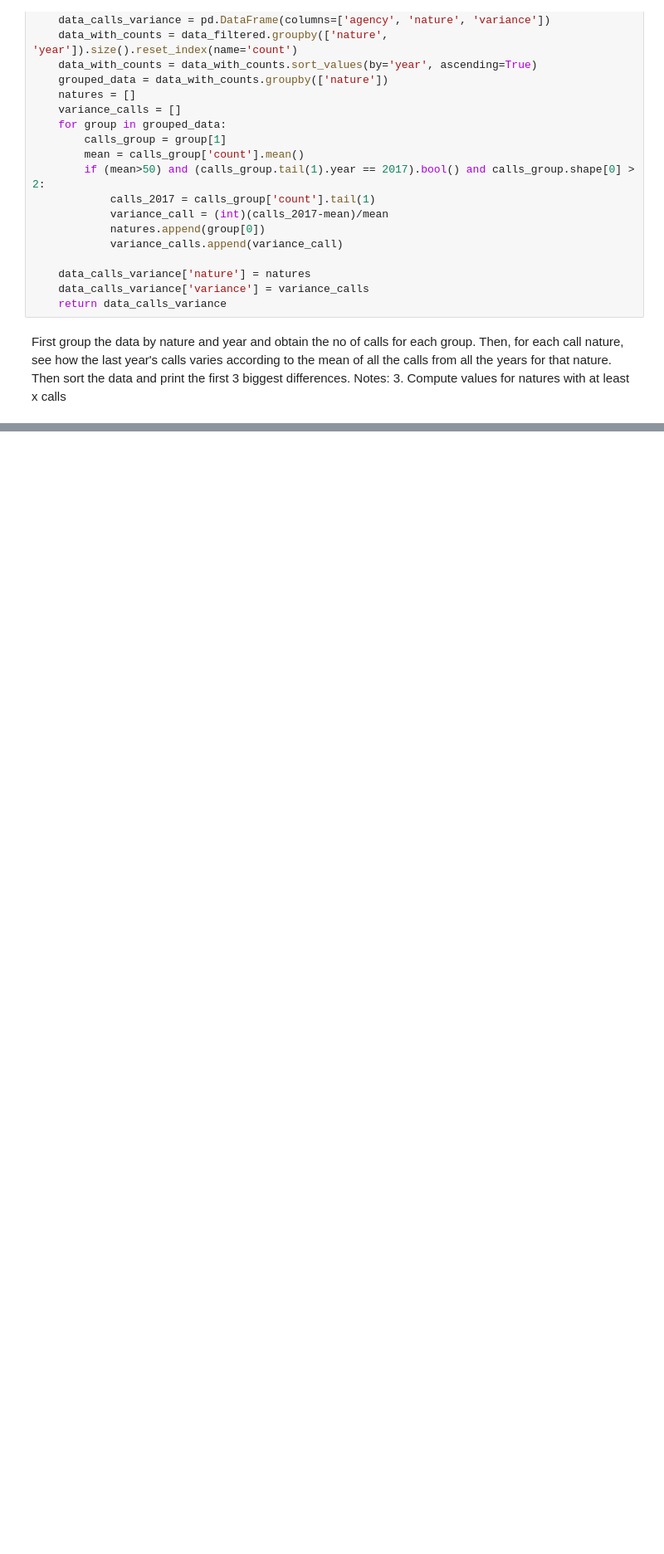
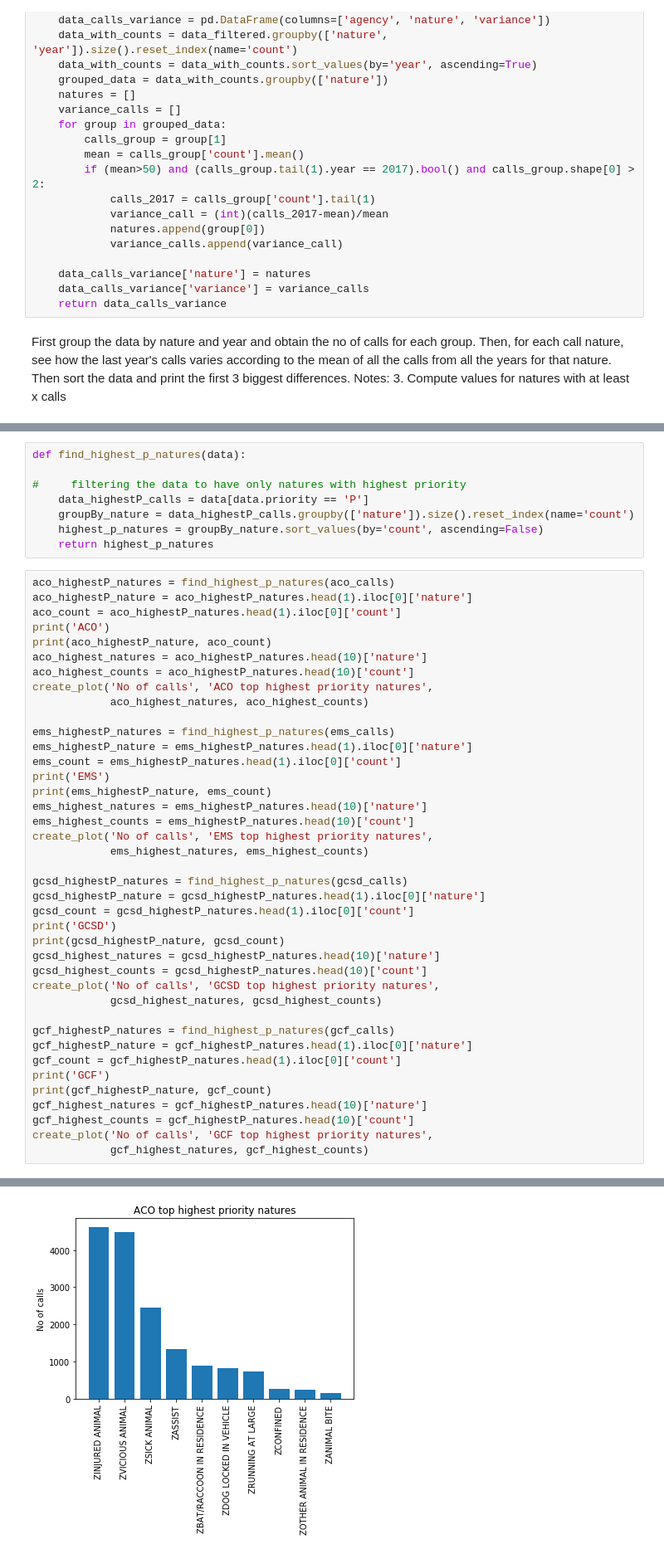
Before and after one commit to UNCG-CSE/Guilford_EMS, a Jupyter notebook: src/nature_agency_relations.ipynb, the cells around one changed output, grey strips where cells are left out. Shown at 83% size. Saved outputs shown, nothing was run; the diff lists cells and outputs as text; blank space fills up the shorter version.

Commit message:
Natures with highest priority per agency

```diff
--- a/src/nature_agency_relations.ipynb
+++ b/src/nature_agency_relations.ipynb
@@ -180,0 +243,49 @@ create_plot('Variance', 'GCF top trending natures',
+# %%
+def find_highest_p_natures(data):
+
+#     filtering the data to have only natures with highest priority
+    data_highestP_calls = data[data.priority == 'P']
+    groupBy_nature = data_highestP_calls.groupby(['nature']).size().reset_index(name='count')
+    highest_p_natures = groupBy_nature.sort_values(by='count', ascending=False)
+    return highest_p_natures
+# %%
+aco_highestP_natures = find_highest_p_natures(aco_calls)
+aco_highestP_nature = aco_highestP_natures.head(1).iloc[0]['nature']
+aco_count = aco_highestP_natures.head(1).iloc[0]['count']
+print('ACO')
+print(aco_highestP_nature, aco_count)
+aco_highest_natures = aco_highestP_natures.head(10)['nature']
+aco_highest_counts = aco_highestP_natures.head(10)['count']
+create_plot('No of calls', 'ACO top highest priority natures',
+            aco_highest_natures, aco_highest_counts)
+
+ems_highestP_natures = find_highest_p_natures(ems_calls)
+ems_highestP_nature = ems_highestP_natures.head(1).iloc[0]['nature']
+ems_count = ems_highestP_natures.head(1).iloc[0]['count']
+print('EMS')
+print(ems_highestP_nature, ems_count)
+ems_highest_natures = ems_highestP_natures.head(10)['nature']
+ems_highest_counts = ems_highestP_natures.head(10)['count']
+create_plot('No of calls', 'EMS top highest priority natures',
+            ems_highest_natures, ems_highest_counts)
+
+gcsd_highestP_natures = find_highest_p_natures(gcsd_calls)
+gcsd_highestP_nature = gcsd_highestP_natures.head(1).iloc[0]['nature']
+gcsd_count = gcsd_highestP_natures.head(1).iloc[0]['count']
+print('GCSD')
+print(gcsd_highestP_nature, gcsd_count)
+gcsd_highest_natures = gcsd_highestP_natures.head(10)['nature']
+gcsd_highest_counts = gcsd_highestP_natures.head(10)['count']
+create_plot('No of calls', 'GCSD top highest priority natures',
+            gcsd_highest_natures, gcsd_highest_counts)
+
+gcf_highestP_natures = find_highest_p_natures(gcf_calls)
+gcf_highestP_nature = gcf_highestP_natures.head(1).iloc[0]['nature']
+gcf_count = gcf_highestP_natures.head(1).iloc[0]['count']
+print('GCF')
+print(gcf_highestP_nature, gcf_count)
+gcf_highest_natures = gcf_highestP_natures.head(10)['nature']
+gcf_highest_counts = gcf_highestP_natures.head(10)['count']
+create_plot('No of calls', 'GCF top highest priority natures',
+            gcf_highest_natures, gcf_highest_counts)
+# %% [output]
@@ -180,0 +294 @@ create_plot('Variance', 'GCF top trending natures',
+[figure, added]
```
Also changed, not shown: parts of 7 cells of this notebook.
